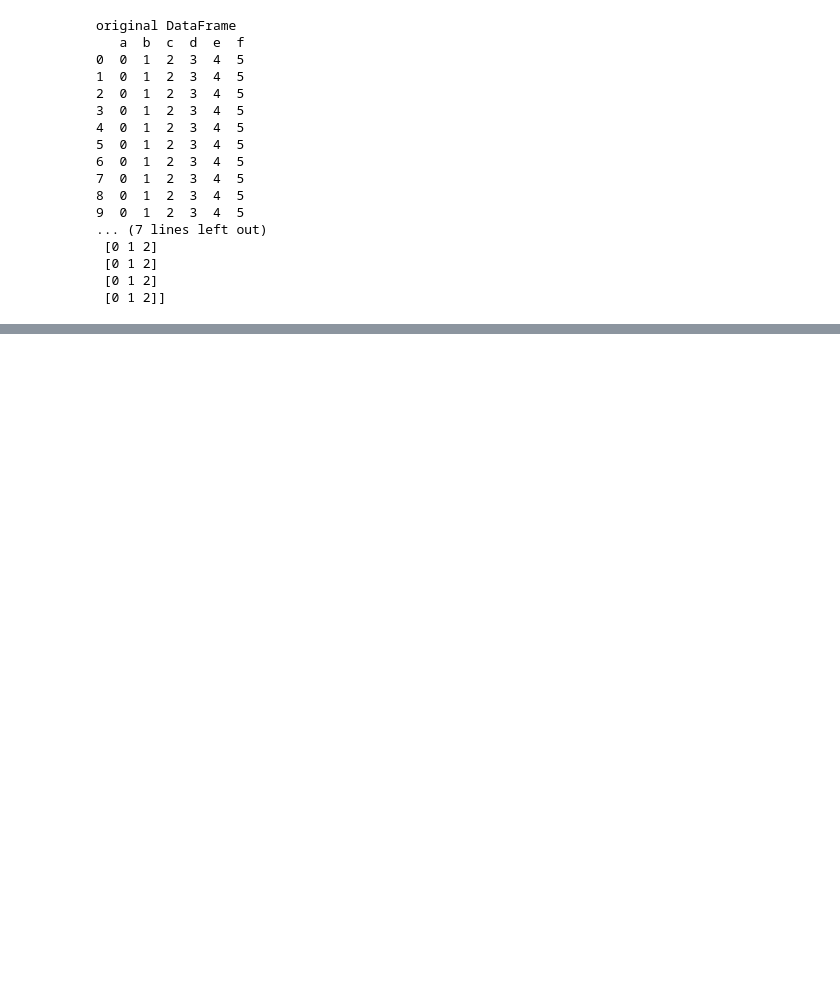
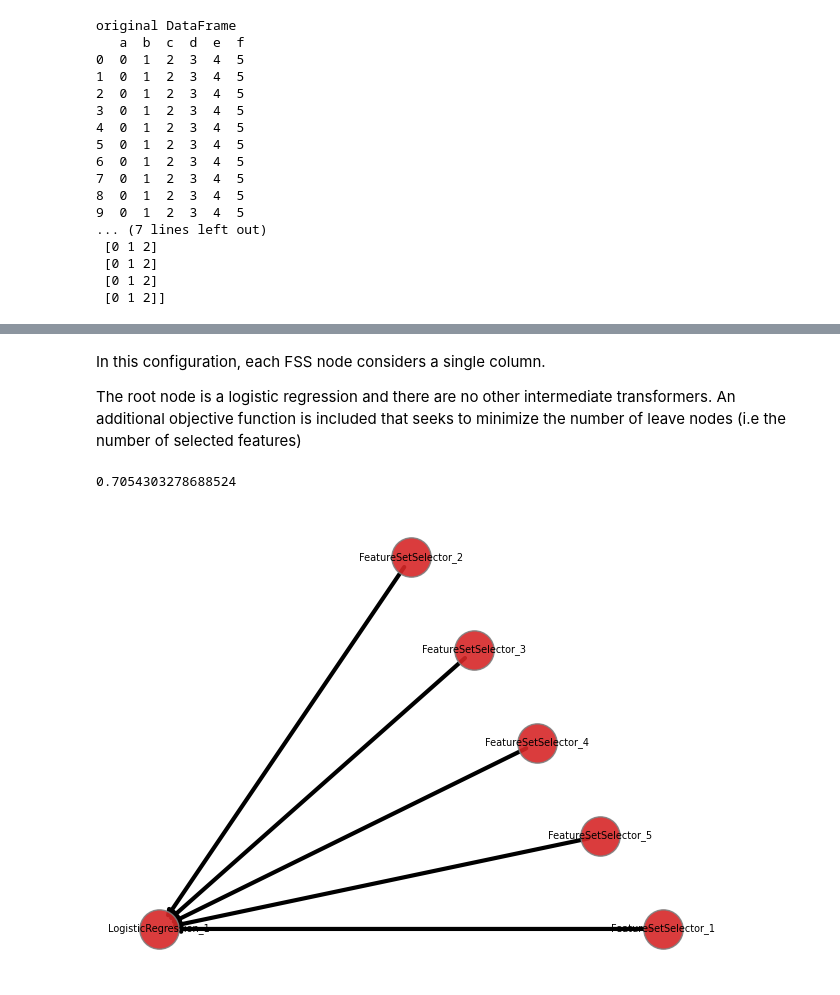
Before and after one commit to EpistasisLab/tpot, a Jupyter notebook: Tutorial/3_Genetic_Feature_Set_Selectors.ipynb, the cells around one changed output, grey strips where cells are left out. Drawn from its saved outputs; the diff is of its cells as text; code cells hidden in the pictures; blank space fills up the shorter version.

Commit message:
fss fixes, fss tutorial, added number of leave obj

```diff
--- a/Tutorial/3_Genetic_Feature_Set_Selectors.ipynb
+++ b/Tutorial/3_Genetic_Feature_Set_Selectors.ipynb
@@ -38,0 +95,14 @@ original DataFrame
+# %%
+import tpot2
+import sklearn.datasets
+from sklearn.linear_model import LogisticRegression
+import numpy as np
+import pandas as pd
+
+n_features = 6
+X, y = sklearn.datasets.make_classification(n_samples=1000, n_features=n_features, n_informative=6, n_redundant=0, n_repeated=0, n_classes=2, n_clusters_per_class=2, weights=None, flip_y=0.01, class_sep=1.0, hypercube=True, shift=0.0, scale=1.0, shuffle=True, random_state=None)
+X = np.hstack([X, np.random.rand(X.shape[0],3)]) #add three uninformative features
+X = pd.DataFrame(X, columns=['a','b','c','d','e','f','g','h','i'])
+X_train, X_test, y_train, y_test = sklearn.model_selection.train_test_split(X, y, train_size=0.75, test_size=0.25)
+
+X.head()
@@ -176,0 +145,34 @@ est.fitted_pipeline_.plot()
+# %% [markdown]
+In this configuration, each FSS node considers a single column.
+
+The root node is a logistic regression and there are no other intermediate transformers. An additional objective function is included that seeks to minimize the number of leave nodes (i.e the number of selected features)
+# %%
+import tpot2
+import sklearn.datasets
+from sklearn.linear_model import LogisticRegression
+import numpy as np
+
+
+est = tpot2.TPOTEstimator(population_size=40,generations=100,
+                            scorers=['roc_auc_ovr'],
+                            scorers_weights=[1],
+                            other_objective_functions=[tpot2.objectives.number_of_leaves_objective],
+                            other_objective_functions_weights=[-1],
+                            n_jobs=32,
+                            classification=True,
+                            leaf_config_dict="feature_set_selector",
+                            root_config_dict=root_config_dict,
+                            inner_config_dict=None,
+                            subsets=None,
+                            verbose=1,
+                            )
+
+
+scorer = sklearn.metrics.get_scorer('roc_auc_ovo')
+
+est.fit(X_train, y_train)
+print(scorer(est, X_test, y_test))
+est.fitted_pipeline_.plot()
+# %% [output]
+0.7054303278688524
+[figure, added]
```
Also changed, not shown: parts of 12 cells of this notebook, 7 other files.
